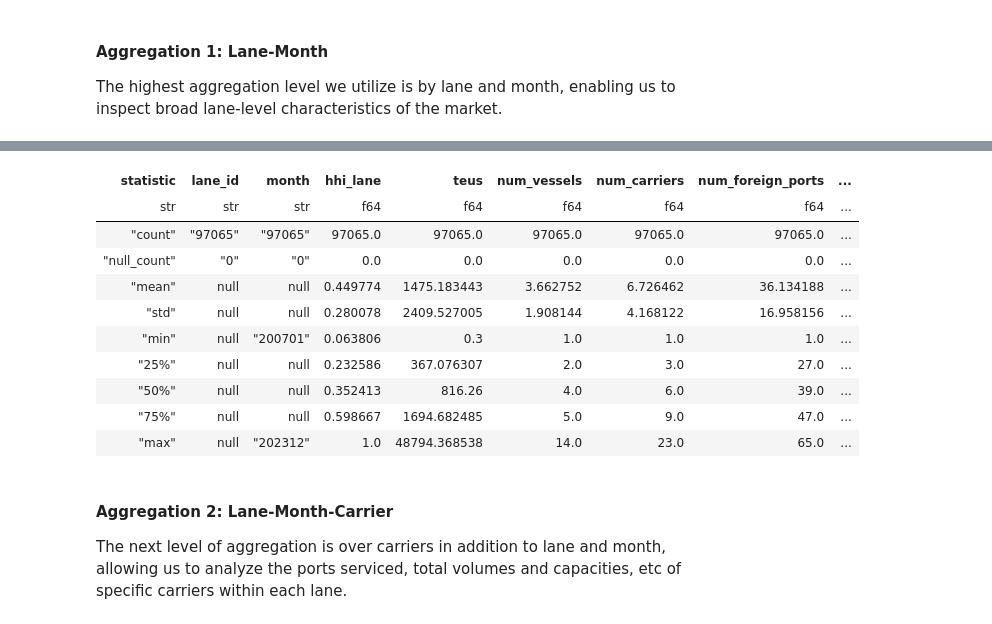
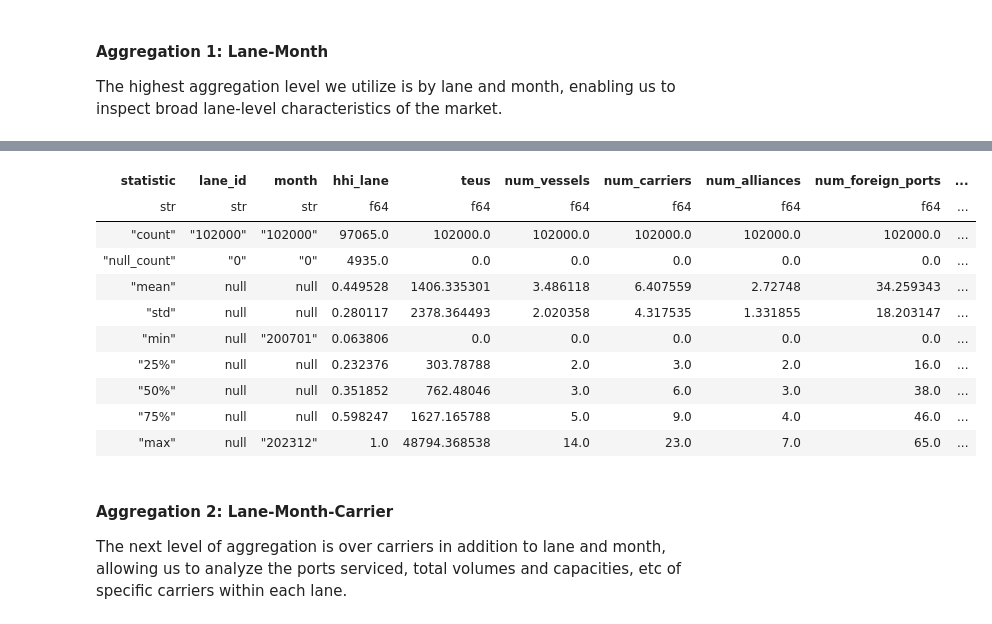
Before and after one commit to epistemetrica/Ocean-Carrier-Alliances-Project, a Jupyter notebook: analysis/oca_analyze_usda.ipynb, the cells around one changed output, grey strips where cells are left out. Drawn from its saved outputs; the diff is of its cells as text; code cells hidden in the pictures.

Commit message:
dev usda analysis: add alliances, rates, hs-hhi, and all months to aggregations

```diff
--- a/analysis/oca_analyze_usda.ipynb
+++ b/analysis/oca_analyze_usda.ipynb
@@ -235,3 +240,19 @@ long_lf = explode_hscodes(main_lf)
+# %%
+#construct dataframe of all lanes over all months
+
+#get unique lanes
+lanes_df = main_lf.select('lane_id').unique().collect()
+#create df of all months
+all_months_df = pl.DataFrame(
+    pl.date_range(date(2007,1,1), date(2023,12,1), interval='1mo', eager=True)
+    .dt.strftime('%Y%m'),
+    schema={'month':pl.Utf8}
+    )
+#cross join to create full set of unique pairs
+all_lanes_months_df = (
+    lanes_df
+    .join(all_months_df, how='cross')
+)
 # %% [markdown]
 
 #### Aggregation 1: Lane-Month
@@ -255,6 +276,7 @@ lane_month_lf = (
     .group_by('lane_id', 'month', 'scac')
     .agg(
         teus = pl.col('teus').sum(),
+        alliance = pl.col('alliance').first(),
         num_vessels = pl.col('vessel_id').unique().count(),
         num_foreign_ports = pl.col('num_foreign_ports').first(),
         num_foreign_countries = pl.col('num_foreign_countries').first(),
@@ -273,6 +295,7 @@ lane_month_lf = (
         teus = pl.col('teus').sum(),
         num_vessels = pl.col('num_vessels').unique().count(),
         num_carriers = pl.col('scac').unique().count(),
+        num_alliances = pl.col('alliance').unique().count(),
         num_foreign_ports = pl.col('num_foreign_ports').first(),
         num_foreign_countries = pl.col('num_foreign_countries').first(),
         num_foreign_regions = pl.col('num_foreign_regions').first()
@@ -300,6 +323,46 @@ lane_month_lf = (
     )
 )
 
-display(lane_month_lf.limit(5).collect())
+#merge drewery lanes and rates into lane-month lf
+rates_lf = (
+    main_lf
+    .select('lane_id', 'month', 'drewery_lane', 'dist', 'rate_40', 'rate_20')
+    .unique(subset=['lane_id', 'month']) #NOTE this should be unique already?
+)
+#merge
+lane_month_lf = (
+    lane_month_lf
+    .join(
+        rates_lf,
+        on=['lane_id', 'month'],
+        how='left'
+    )
+)
+
+#coerse frame to include all possible months
+lane_month_lf = (
+    all_lanes_months_df.lazy()
+    .join(
+        lane_month_lf,
+        on=['lane_id', 'month'],
+        how='left'
+    )
+    #fill nulls
+    .with_columns(
+        pl.col('teus').fill_null(0),
+        pl.col('num_vessels').fill_null(0),
+        pl.col('num_carriers').fill_null(0),
+        pl.col('num_alliances').fill_null(0),
+        pl.col('num_foreign_ports').fill_null(0),
+        pl.col('num_foreign_countries').fill_null(0),
+        pl.col('num_foreign_regions').fill_null(0),
+        pl.col('lane_capacity').fill_null(0)
+    )
+)
+
+#save to csv
+lane_month_lf.collect().write_csv('../data/usda_aggregations/lane_month.csv')
+
+display(lane_month_lf.sort(by='month').limit(5).collect())
 lane_month_lf.describe()
 # %% [output]
@@ -315,14 +378,14 @@ shape: (9, 11)
-| statistic | lane_id | month | hhi_lane | teus | num_vessels | num_carriers | num_foreign_ports | ... |
-| str | str | str | f64 | f64 | f64 | f64 | f64 | ... |
-| "count" | "97065" | "97065" | 97065.0 | 97065.0 | 97065.0 | 97065.0 | 97065.0 | ... |
-| "null_count" | "0" | "0" | 0.0 | 0.0 | 0.0 | 0.0 | 0.0 | ... |
-| "mean" | null | null | 0.449774 | 1475.183443 | 3.662752 | 6.726462 | 36.134188 | ... |
-| "std" | null | null | 0.280078 | 2409.527005 | 1.908144 | 4.168122 | 16.958156 | ... |
-| "min" | null | "200701" | 0.063806 | 0.3 | 1.0 | 1.0 | 1.0 | ... |
-| "25%" | null | null | 0.232586 | 367.076307 | 2.0 | 3.0 | 27.0 | ... |
-| "50%" | null | null | 0.352413 | 816.26 | 4.0 | 6.0 | 39.0 | ... |
-| "75%" | null | null | 0.598667 | 1694.682485 | 5.0 | 9.0 | 47.0 | ... |
-| "max" | null | "202312" | 1.0 | 48794.368538 | 14.0 | 23.0 | 65.0 | ... |
+| statistic | lane_id | month | hhi_lane | teus | num_vessels | num_carriers | num_alliances | num_foreign_ports | ... |
+| str | str | str | f64 | f64 | f64 | f64 | f64 | f64 | ... |
+| "count" | "102000" | "102000" | 97065.0 | 102000.0 | 102000.0 | 102000.0 | 102000.0 | 102000.0 | ... |
+| "null_count" | "0" | "0" | 4935.0 | 0.0 | 0.0 | 0.0 | 0.0 | 0.0 | ... |
+| "mean" | null | null | 0.449528 | 1406.335301 | 3.486118 | 6.407559 | 2.72748 | 34.259343 | ... |
+| "std" | null | null | 0.280117 | 2378.364493 | 2.020358 | 4.317535 | 1.331855 | 18.203147 | ... |
+| "min" | null | "200701" | 0.063806 | 0.0 | 0.0 | 0.0 | 0.0 | 0.0 | ... |
+| "25%" | null | null | 0.232376 | 303.78788 | 2.0 | 3.0 | 2.0 | 16.0 | ... |
+| "50%" | null | null | 0.351852 | 762.48046 | 3.0 | 6.0 | 3.0 | 38.0 | ... |
+| "75%" | null | null | 0.598247 | 1627.165788 | 5.0 | 9.0 | 4.0 | 46.0 | ... |
+| "max" | null | "202312" | 1.0 | 48794.368538 | 14.0 | 23.0 | 7.0 | 65.0 | ... |
 # %% [markdown]
 #### Aggregation 2: Lane-Month-Carrier
 
```
Also changed, not shown: parts of 7 cells of this notebook.
